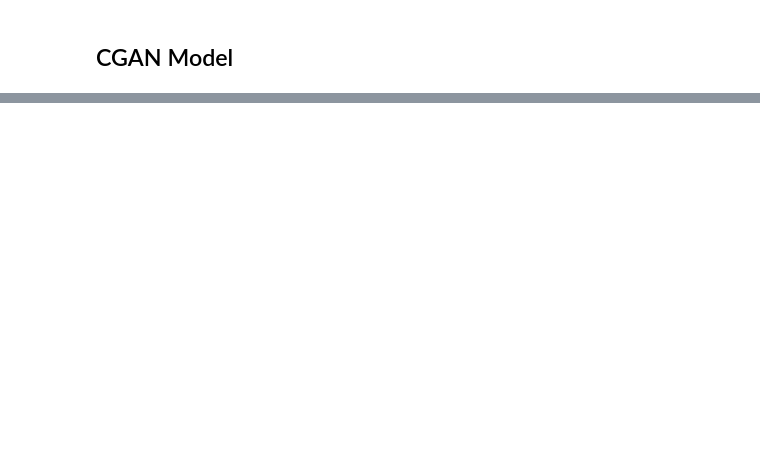
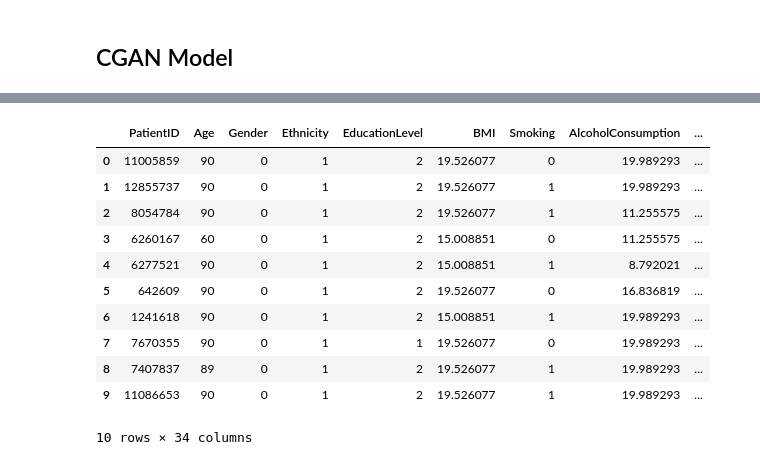
Before and after one commit to hunter-merrill/CS4083-AI-Ethics, a Jupyter notebook: notebooks/synthetic_cgan.ipynb, the cells around one changed output, grey strips where cells are left out. Cells and saved outputs as stored; diff of their text form; code cells hidden in the pictures; blank space fills up the shorter version.

```diff
--- a/notebooks/synthetic_cgan.ipynb
+++ b/notebooks/synthetic_cgan.ipynb
@@ -3,7 +3,7 @@ import pandas as pd
 # %% [markdown]
 ### Load the data
 # %%
-data = pd.read_csv("../data/alzheimers_disease_data_balanced_gpt.csv")
+data = pd.read_csv("/content/alzheimers_disease_data.csv")
 data = data.drop(
     "DoctorInCharge", axis=1
 )  # this attribute is confidential in the data, and thus not useful
@@ -16,11 +47,12 @@ data.isna().sum() # check for missing values
 # %% [markdown]
 ## CGAN Model
 # %%
+# %pip install sdv
 from sdv.single_table import CTGANSynthesizer
 from sdv.metadata import Metadata
 
 metadata = Metadata.detect_from_dataframe(
     data = data, table_name="patient_data")
 
-synthesizer = CTGANSynthesizer(metadata)
-synthesizer.fit(data, epochs = 400, verbose=True)
+synthesizer = CTGANSynthesizer(metadata, epochs=1000, verbose=True, batch_size=2100, generator_lr=0.05)
+synthesizer.fit(data)
@@ -31,0 +90,20 @@ torch.cuda.device_count()
+# %%
+from sdv.sampling import Condition
+
+ethnicity2 = Condition(num_rows=10, column_values={'Ethnicity': 1})
+synthetic_data = synthesizer.sample_from_conditions(conditions=[ethnicity2], max_tries_per_batch=200)
+# %%
+synthetic_data
+# %% [output]
+|  | PatientID | Age | Gender | Ethnicity | EducationLevel | BMI | Smoking | AlcoholConsumption | ... |
+| 0 | 11005859 | 90 | 0 | 1 | 2 | 19.526077 | 0 | 19.989293 | ... |
+| 1 | 12855737 | 90 | 0 | 1 | 2 | 19.526077 | 1 | 19.989293 | ... |
+| 2 | 8054784 | 90 | 0 | 1 | 2 | 19.526077 | 1 | 11.255575 | ... |
+| 3 | 6260167 | 60 | 0 | 1 | 2 | 15.008851 | 0 | 11.255575 | ... |
+| 4 | 6277521 | 90 | 0 | 1 | 2 | 15.008851 | 1 | 8.792021 | ... |
+| 5 | 642609 | 90 | 0 | 1 | 2 | 19.526077 | 0 | 16.836819 | ... |
+| 6 | 1241618 | 90 | 0 | 1 | 2 | 15.008851 | 1 | 19.989293 | ... |
+| 7 | 7670355 | 90 | 0 | 1 | 1 | 19.526077 | 0 | 19.989293 | ... |
+| 8 | 7407837 | 89 | 0 | 1 | 2 | 19.526077 | 1 | 19.989293 | ... |
+| 9 | 11086653 | 90 | 0 | 1 | 2 | 19.526077 | 1 | 19.989293 | ... |
+10 rows × 34 columns
```
Also changed, not shown: parts of 8 cells of this notebook.
